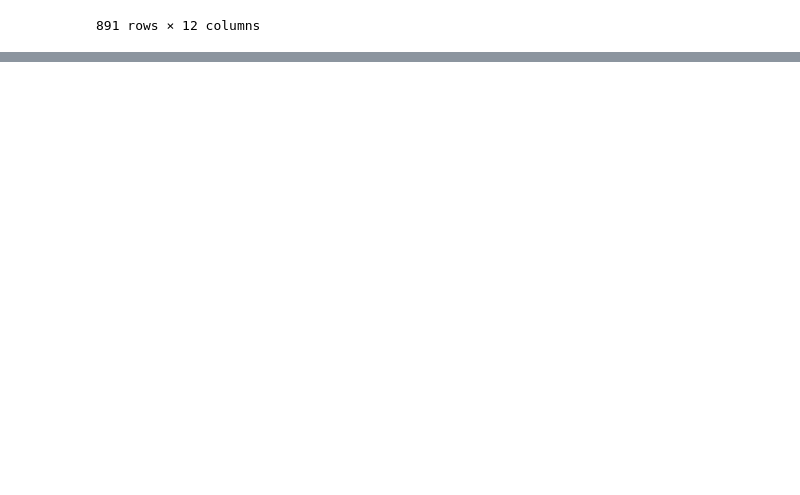
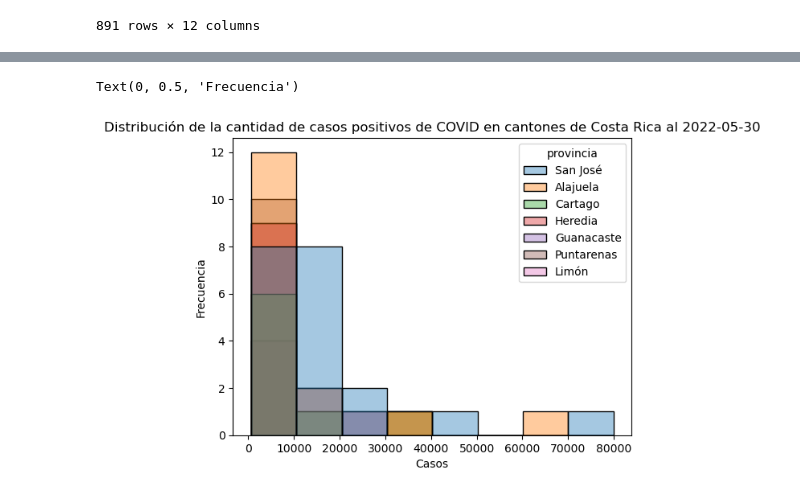
Before and after one commit to 09StevenG/visualizacion-mapplotlib-seaborn-, a Jupyter notebook: visualizacion-matplotlib-seaborn.ipynb, the cells around one changed output, grey strips where cells are left out. Saved outputs shown, nothing was run; the diff lists cells and outputs as text; code cells hidden in the pictures; blank space fills up the shorter version.

```diff
--- a/visualizacion-matplotlib-seaborn.ipynb
+++ b/visualizacion-matplotlib-seaborn.ipynb
@@ -195,0 +225,15 @@ titanic
+# %%
+# Histograma con "bins" divididos por provincia
+sns.histplot(data=covid_cantonal_positivos,
+             x="positivos",
+             bins=8,
+             hue="provincia",
+             alpha=0.4)
+
+# Título y etiquetas en los ejes
+plt.title("Distribución de la cantidad de casos positivos de COVID en cantones de Costa Rica al 2022-05-30")
+plt.xlabel("Casos")
+plt.ylabel("Frecuencia")
+# %% [output]
+Text(0, 0.5, 'Frecuencia')
+[figure, added]
```
Also changed, not shown: parts of 27 cells of this notebook.
